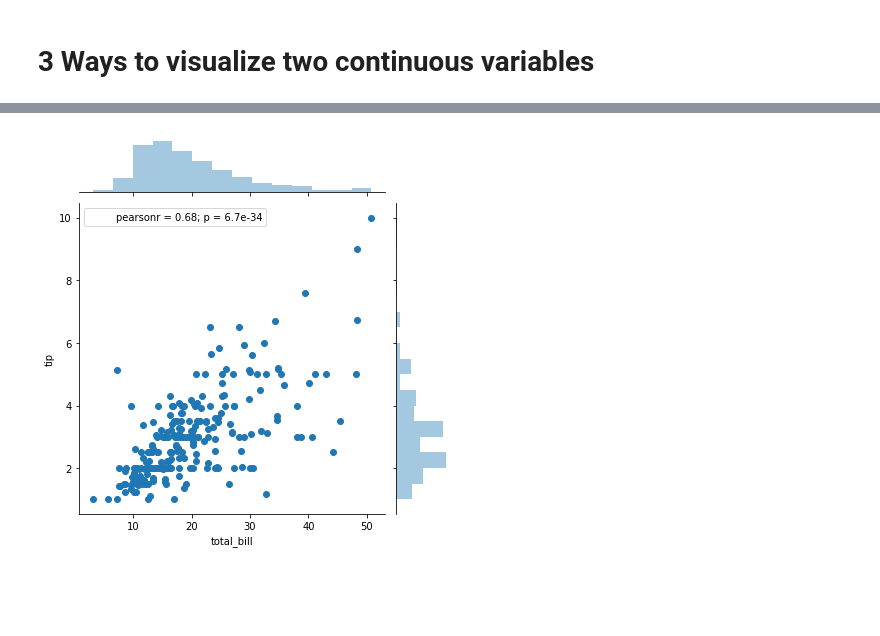
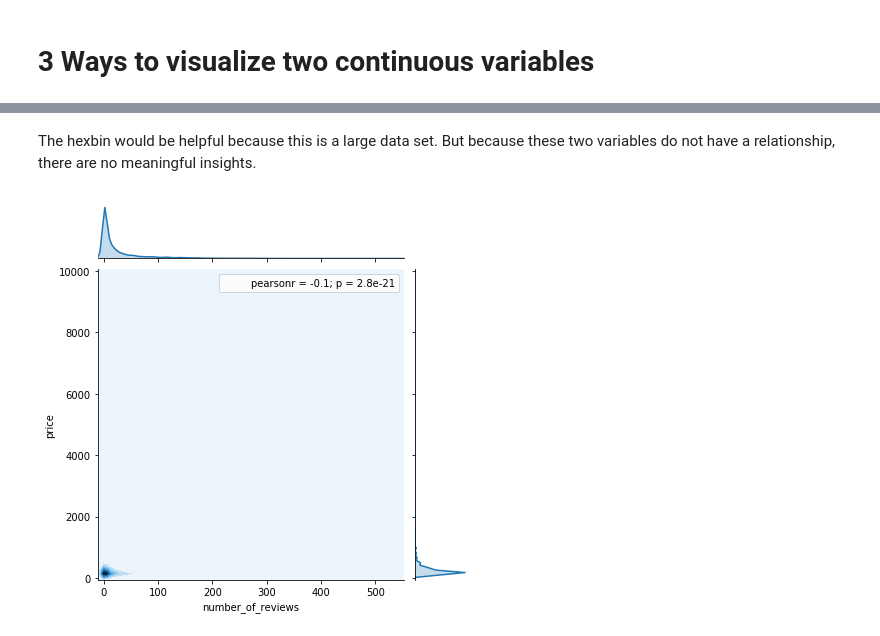
Before and after one commit to akim2034/Thinkful_DS_Bootcamp, a Jupyter notebook: Lesson 1.3.3 Present same data multiple ways Drill.ipynb, the cells around one changed output, grey strips where cells are left out. Cells and saved outputs as stored; diff of their text form; code cells hidden in the pictures; blank space fills up the shorter version.

```diff
--- a/Lesson 1.3.3 Present same data multiple ways Drill.ipynb
+++ b/Lesson 1.3.3 Present same data multiple ways Drill.ipynb
@@ -18,0 +1,13 @@ print(tips.head(n=4))
+# %%
+# Import Python libraries and packages.
+import numpy as np
+import pandas as pd
+import matplotlib.pyplot as plt
+import seaborn as sns
+%matplotlib inline
+
+# Load San Francisco Airbnb listings data set.
+df = pd.read_csv("listings.csv")
+
+# List columns to get familiar with data set.
+df.columns
@@ -39,4 +64,6 @@ sns.violinplot(x="total_bill", data=tips);
+# %% [markdown]
+The hexbin would be helpful because this is a large data set. But because these two variables do not have a relationship, there are no meaningful insights.
 # %%
-sns.jointplot(x="total_bill", y="tip", data=tips);
+sns.jointplot(x="number_of_reviews", y="price", data=df, kind="kde");
 # %% [output]
-[figure, old version]
+[figure, new version]
```
Also changed, not shown: parts of 26 cells of this notebook, 1 other file.
